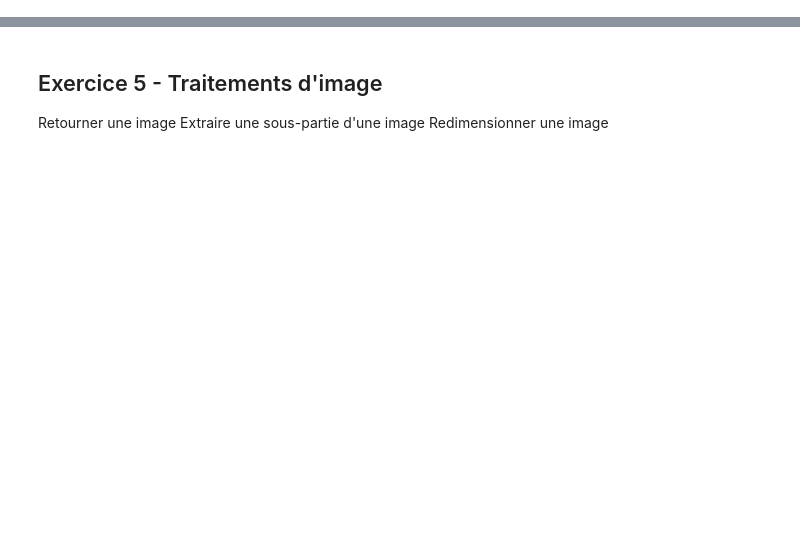
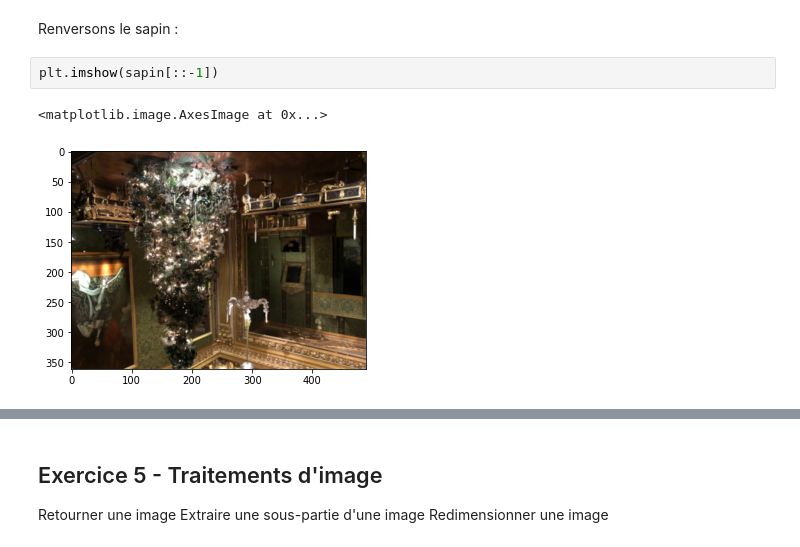
Before and after one commit to loic-yvonnet/algo-appliquee, a Jupyter notebook: cours/10-python-avance/work-assignment-21.ipynb, the cells around one changed output, grey strips where cells are left out. Saved outputs shown, nothing was run; the diff lists cells and outputs as text; blank space fills up the shorter version.

```diff
--- a/cours/10-python-avance/work-assignment-21.ipynb
+++ b/cours/10-python-avance/work-assignment-21.ipynb
@@ -30,0 +292,7 @@ Utilisez numpy pour refaire la multiplication matricielle, la transformée de ma
+# %% [markdown]
+Renversons le sapin :
+# %%
+plt.imshow(sapin[::-1])
+# %% [output]
+<matplotlib.image.AxesImage at 0x...>
+[figure, added]
```
Also changed, not shown: parts of 63 cells of this notebook, 1 other file.
